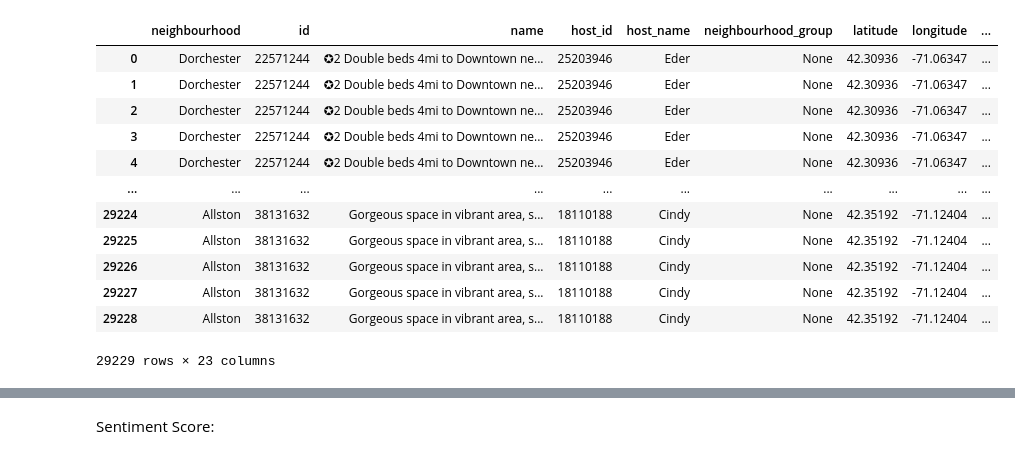
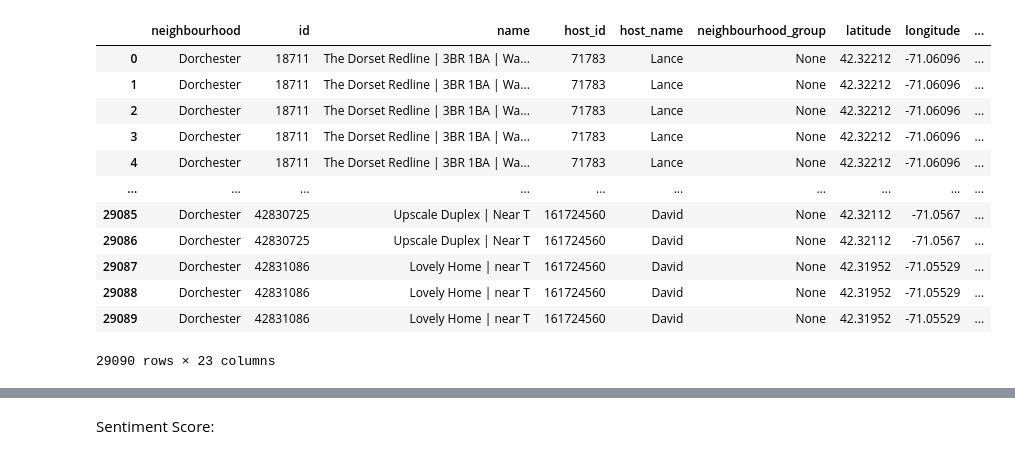
Before and after one commit to aditya-prasad-projects/Airbnb, a Jupyter notebook: Boston_Aibnb_Analysis_Detailed.ipynb, the cells around one changed output, grey strips where cells are left out. Drawn from its saved outputs; the diff is of its cells as text; code cells hidden in the pictures.

Commit message:
Finalizing detailed analysis of boston

```diff
--- a/Boston_Aibnb_Analysis_Detailed.ipynb
+++ b/Boston_Aibnb_Analysis_Detailed.ipynb
@@ -18,10 +18,8 @@ spark = SparkSession\
         .getOrCreate()
 # %%
 def get_complete_boston_data(listings_url, reviews_url, year):
-    spark.sparkContext.addFile(reviews_url)
-    spark.sparkContext.addFile(listings_url)
-    boston_reviews_df = spark.read.option("header", "true").csv(SparkFiles.get("reviews.csv.gz"))
-    boston_listings_df = spark.read.csv(SparkFiles.get("listings.csv"), header=True)
+    boston_reviews_df = spark.read.option("header", "true").csv(reviews_url)
+    boston_listings_df = spark.read.csv(listings_url, header=True)
     boston_reviews_df = boston_reviews_df.where("comments != 'None'")
     boston_reviews_df = boston_reviews_df.withColumnRenamed("id", "review_id")
     boston_top_neighbourhood = boston_listings_df.join(boston_neighbourhoods_df, ["neighbourhood"] , "left_semi")
@@ -32,23 +30,23 @@ neighbourhoods_list = ['Fenway', 'Allston', 'Dorchester']
 boston_neighbourhoods_df = spark.createDataFrame(neighbourhoods_list, StringType())
 boston_neighbourhoods_df = boston_neighbourhoods_df.selectExpr("value as neighbourhood")
 # %%
-reviews_url = "http://data.insideairbnb.com/united-states/ma/boston/2020-06-10/data/reviews.csv.gz"
-listings_url = "http://data.insideairbnb.com/united-states/ma/boston/2020-06-10/visualisations/listings.csv"
+reviews_url = "data/Boston/2020/June/reviews.csv"
+listings_url = "data/Boston/2020/June/listings_original.csv"
 
 boston_neighbourhood_2020 = get_complete_boston_data(listings_url, reviews_url, 2020)
 boston_neighbourhood_2020.toPandas()
 # %% [output]
 |  | neighbourhood | id | name | host_id | host_name | neighbourhood_group | latitude | longitude | ... |
-| 0 | Dorchester | 22571244 | ✪2 Double beds 4mi to Downtown ne... | 25203946 | Eder | None | 42.30936 | -71.06347 | ... |
-| 1 | Dorchester | 22571244 | ✪2 Double beds 4mi to Downtown ne... | 25203946 | Eder | None | 42.30936 | -71.06347 | ... |
-| 2 | Dorchester | 22571244 | ✪2 Double beds 4mi to Downtown ne... | 25203946 | Eder | None | 42.30936 | -71.06347 | ... |
-| 3 | Dorchester | 22571244 | ✪2 Double beds 4mi to Downtown ne... | 25203946 | Eder | None | 42.30936 | -71.06347 | ... |
-| 4 | Dorchester | 22571244 | ✪2 Double beds 4mi to Downtown ne... | 25203946 | Eder | None | 42.30936 | -71.06347 | ... |
+| 0 | Dorchester | 18711 | The Dorset Redline | 3BR 1BA | Wa... | 71783 | Lance | None | 42.32212 | -71.06096 | ... |
+| 1 | Dorchester | 18711 | The Dorset Redline | 3BR 1BA | Wa... | 71783 | Lance | None | 42.32212 | -71.06096 | ... |
+| 2 | Dorchester | 18711 | The Dorset Redline | 3BR 1BA | Wa... | 71783 | Lance | None | 42.32212 | -71.06096 | ... |
+| 3 | Dorchester | 18711 | The Dorset Redline | 3BR 1BA | Wa... | 71783 | Lance | None | 42.32212 | -71.06096 | ... |
+| 4 | Dorchester | 18711 | The Dorset Redline | 3BR 1BA | Wa... | 71783 | Lance | None | 42.32212 | -71.06096 | ... |
 | ... | ... | ... | ... | ... | ... | ... | ... | ... | ... |
-| 29224 | Allston | 38131632 | Gorgeous space in vibrant area, s... | 18110188 | Cindy | None | 42.35192 | -71.12404 | ... |
-| 29225 | Allston | 38131632 | Gorgeous space in vibrant area, s... | 18110188 | Cindy | None | 42.35192 | -71.12404 | ... |
-| 29226 | Allston | 38131632 | Gorgeous space in vibrant area, s... | 18110188 | Cindy | None | 42.35192 | -71.12404 | ... |
-| 29227 | Allston | 38131632 | Gorgeous space in vibrant area, s... | 18110188 | Cindy | None | 42.35192 | -71.12404 | ... |
-| 29228 | Allston | 38131632 | Gorgeous space in vibrant area, s... | 18110188 | Cindy | None | 42.35192 | -71.12404 | ... |
+| 29085 | Dorchester | 42830725 | Upscale Duplex | Near T | 161724560 | David | None | 42.32112 | -71.0567 | ... |
+| 29086 | Dorchester | 42830725 | Upscale Duplex | Near T | 161724560 | David | None | 42.32112 | -71.0567 | ... |
+| 29087 | Dorchester | 42831086 | Lovely Home | near T | 161724560 | David | None | 42.31952 | -71.05529 | ... |
+| 29088 | Dorchester | 42831086 | Lovely Home | near T | 161724560 | David | None | 42.31952 | -71.05529 | ... |
+| 29089 | Dorchester | 42831086 | Lovely Home | near T | 161724560 | David | None | 42.31952 | -71.05529 | ... |
-29229 rows × 23 columns
+29090 rows × 23 columns
 # %%
```
Also changed, not shown: parts of 33 cells of this notebook, 1 other file.
